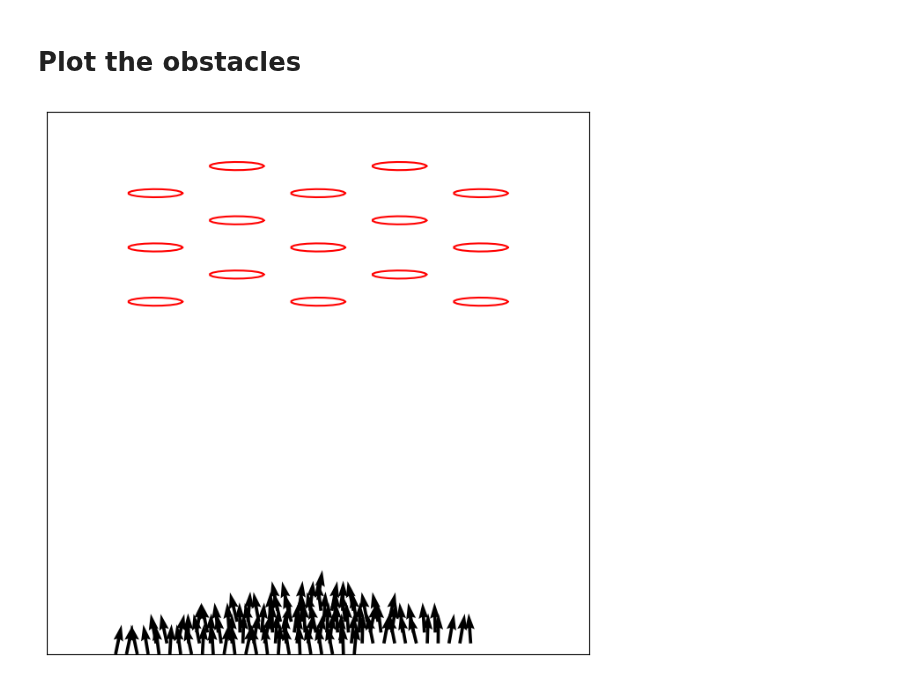
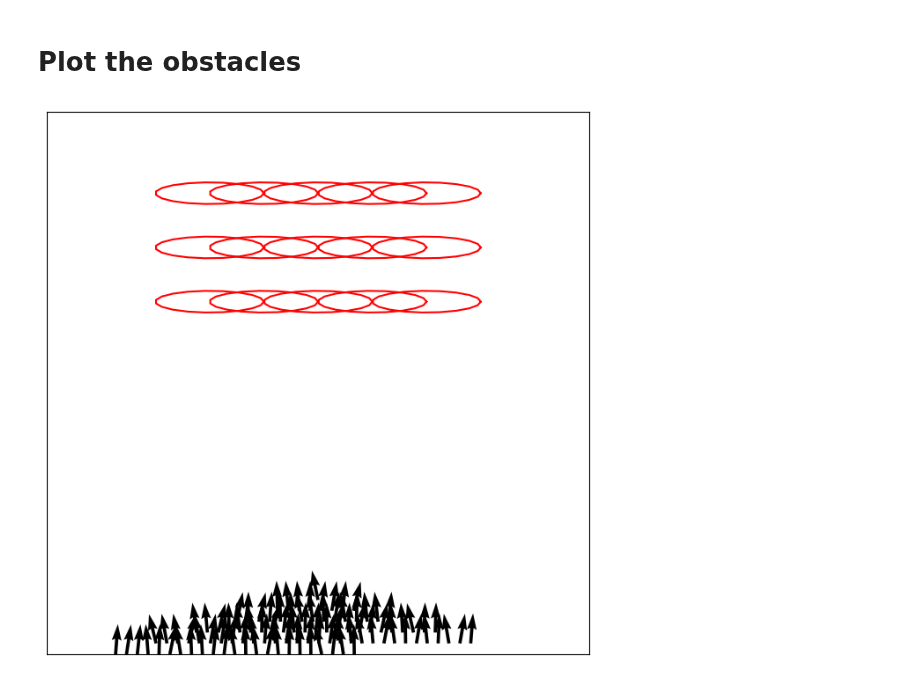
Before and after one commit to mattrflew/ind-maths-project-2-group-8, a Jupyter notebook: test_setup.ipynb, the cells around one changed output. Saved outputs shown, nothing was run; the diff lists cells and outputs as text; code cells hidden in the pictures.

```diff
--- a/test_setup.ipynb
+++ b/test_setup.ipynb
@@ -320,7 +314,7 @@ def get_obstacle_rectangle_grid(L, nrows, ncols, x_spacing, y_spacing, offset, b
     # in the y direction it goes from L/2 to L
 
     min_x, max_x = L/4, 3*L/4
-    min_y, max_y = L/2, L
+    min_y, max_y = L/4, L
 
     midpoint_x = min_x + (max_x - min_x)/2
     midpoint_y = min_y + (max_y - min_y)/2
@@ -374,11 +368,11 @@ def get_obstacle_rectangle_grid(L, nrows, ncols, x_spacing, y_spacing, offset, b
 # %% [markdown]
 Get list of obstacles
 # %%
-def get_obstacles(L, num_obstacles, nrows, ncols):
+def get_obstacles(L, num_obstacles, nrows, ncols, x_spacing, y_spacing, offset, beta, Rx, Ry, n):
     '''
     Call the obstacle functions and get lists of their x, y points
     '''
-    x_centres, y_centres = get_obstacle_rectangle_grid(L, nrows=nrows, ncols=ncols, x_spacing=15, y_spacing=10, offset=5, beta=np.radians(0))
+    x_centres, y_centres = get_obstacle_rectangle_grid(L, nrows, ncols, x_spacing, y_spacing, offset, beta)
 
     # Initalise lists
     x_obstacle_list = []
@@ -388,7 +382,7 @@ def get_obstacles(L, num_obstacles, nrows, ncols):
         # Make rectangular obstacles
         # x_obs, y_obs = make_rectangular_obstacle(x_centres[i], y_centres[i], L1=10, L2=2, n=25)
         # x_obs, y_obs = make_circular_obstacle(x_centres[i], y_centres[i], R=2.5, n=20)
-        x_obs, y_obs = make_elliptical_obstacle(x_centres[i], y_centres[i], Rx=5, Ry=0.75, n=20)
+        x_obs, y_obs = make_elliptical_obstacle(x_centres[i], y_centres[i], Rx, Ry, n)
 
         x_obstacle_list.append(x_obs)
         y_obstacle_list.append(y_obs)
@@ -413,32 +407,32 @@ fig, ax = plt.subplots(figsize = (8,8))
 
 # Obstacles
 num_obstacles = 15
 nrows = 3
 ncols = 5
 
-x_obstacle_list, y_obstacle_list, x_obstacle, y_obstacle = get_obstacles(L, num_obstacles, nrows, ncols)
+x_obstacle_list, y_obstacle_list, x_obstacle, y_obstacle = get_obstacles(L, num_obstacles, nrows, ncols, x_spacing=10, y_spacing=10, offset=0, beta=np.radians(0), Rx=10, Ry=2, n=20)
 
 # Plot obstacle(s) - Plot the "list" to visualise the different obstaclces properly
 for xx, yy in zip(x_obstacle_list, y_obstacle_list):
     ax.plot(xx, yy, 'r-')
 
 
 # Birds
 # x, y, vx, vy, theta = initialize_birds_square(N, L, v0, theta_start, eta)
 x, y, vx, vy, theta = initialize_birds_triangle(N, L, v0, theta_start, eta)
 
 
 # Plot initial quivers
 q = ax.quiver(x, y, vx, vy)
 
 # Set figure parameters
 ax.set(xlim=(0, L), ylim=(0, L))
 ax.set_aspect('equal')
 ax.get_xaxis().set_visible(False)
 ax.get_yaxis().set_visible(False)
 
 # # Save figure
 # name = 'elliptical'
 # plt.savefig(f"images/example_{name}_turbine_test_set_up.png", dpi=300, bbox_inches='tight')  #
 # %% [output]
-[figure, old version]
+[figure, new version]
```
Also changed, not shown: parts of 6 cells of this notebook.
